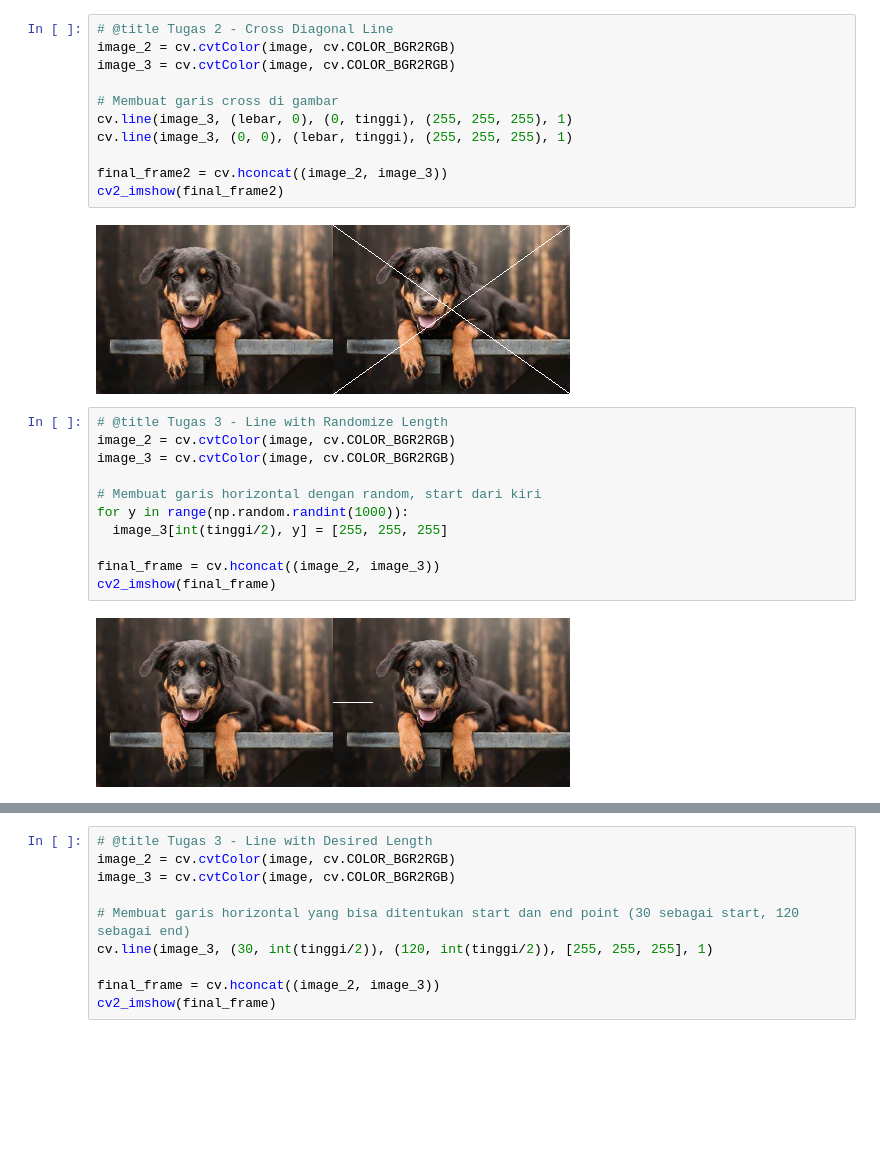
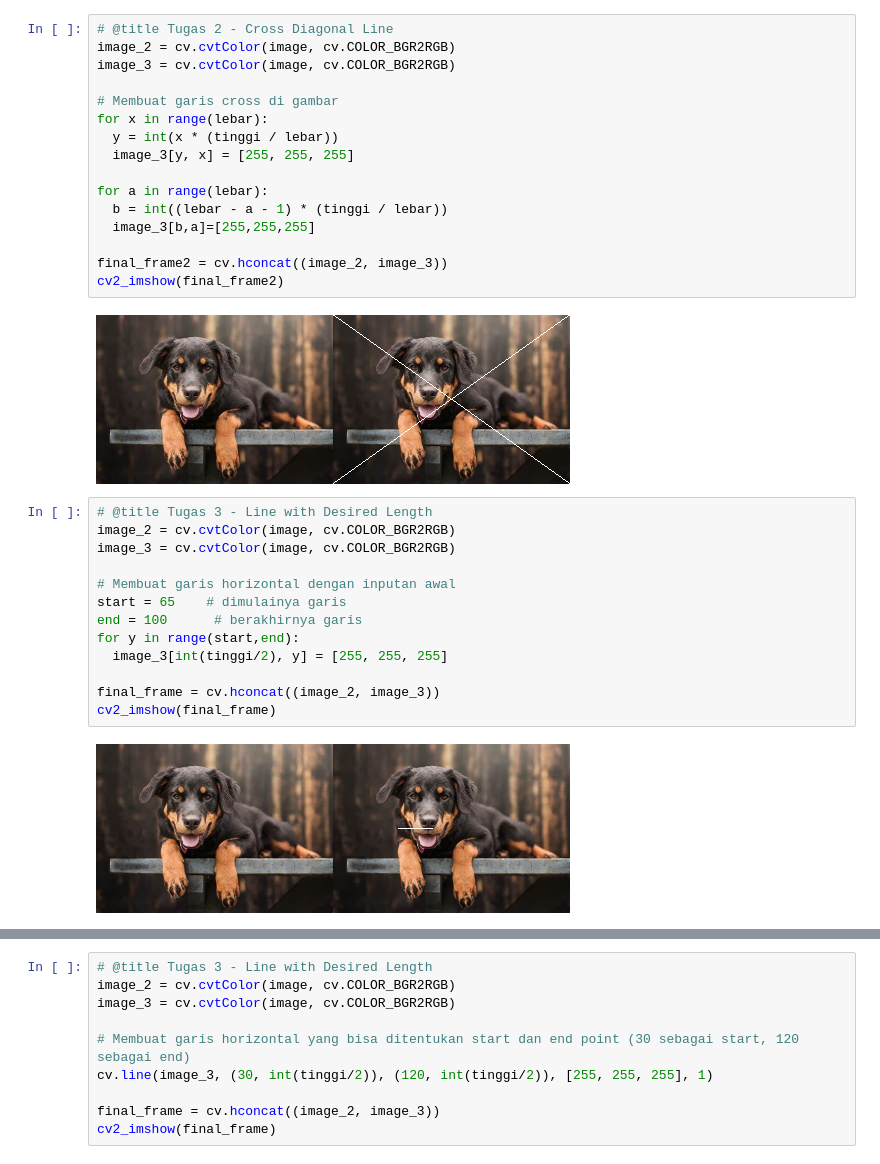
Before and after one commit to mkemaln/PCVK_M-Kemal-Nugraha_3D, a Jupyter notebook: Week1-PVCK.ipynb, the cells around one changed output, grey strips where cells are left out. Cells and saved outputs as stored; diff of their text form; blank space fills up the shorter version.

Commit message:
Update: Add Tugas Kelompok

```diff
--- a/Week1-PVCK.ipynb
+++ b/Week1-PVCK.ipynb
@@ -114,23 +114,30 @@ image_2 = cv.cvtColor(image, cv.COLOR_BGR2RGB)
 image_3 = cv.cvtColor(image, cv.COLOR_BGR2RGB)
 
 # Membuat garis cross di gambar
-cv.line(image_3, (lebar, 0), (0, tinggi), (255, 255, 255), 1)
-cv.line(image_3, (0, 0), (lebar, tinggi), (255, 255, 255), 1)
+for x in range(lebar):
+  y = int(x * (tinggi / lebar))
+  image_3[y, x] = [255, 255, 255]
+
+for a in range(lebar):
+  b = int((lebar - a - 1) * (tinggi / lebar))
+  image_3[b,a]=[255,255,255]
 
 final_frame2 = cv.hconcat((image_2, image_3))
 cv2_imshow(final_frame2)
 # %% [output]
 [figure]
 # %%
-# @title Tugas 3 - Line with Randomize Length
+# @title Tugas 3 - Line with Desired Length
 image_2 = cv.cvtColor(image, cv.COLOR_BGR2RGB)
 image_3 = cv.cvtColor(image, cv.COLOR_BGR2RGB)
 
-# Membuat garis horizontal dengan random, start dari kiri
-for y in range(np.random.randint(1000)):
+# Membuat garis horizontal dengan inputan awal
+start = 65    # dimulainya garis
+end = 100      # berakhirnya garis
+for y in range(start,end):
   image_3[int(tinggi/2), y] = [255, 255, 255]
 
 final_frame = cv.hconcat((image_2, image_3))
 cv2_imshow(final_frame)
 # %% [output]
-[figure, old version]
+[figure, new version]
```
Also changed, not shown: parts of 3 cells of this notebook.
